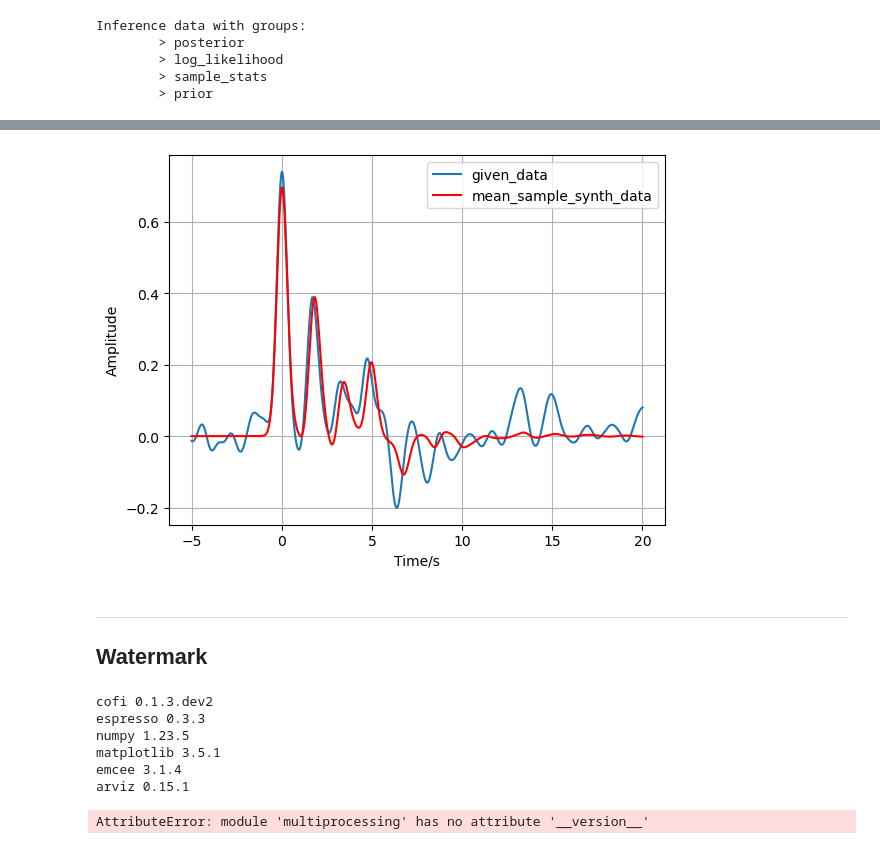
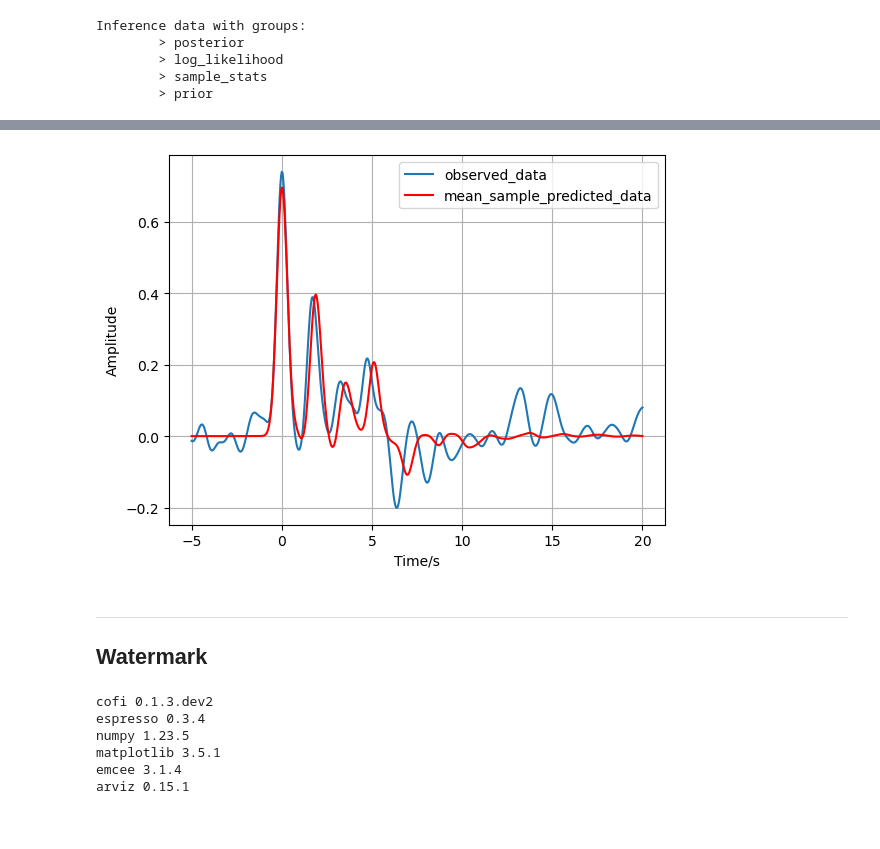
Before and after one commit to inlab-geo/espresso, a Jupyter notebook: examples/receiver_function/receiver_function_2_vars.ipynb, the cells around one changed output, grey strips where cells are left out. Saved outputs shown, nothing was run; the diff lists cells and outputs as text; code cells hidden in the pictures.

```diff
--- a/examples/receiver_function/receiver_function_2_vars.ipynb
+++ b/examples/receiver_function/receiver_function_2_vars.ipynb
@@ -89,12 +89,15 @@ my_problem = cofi.BaseProblem()
 # %% [markdown]
 In preparation for optimisation:
 # %%
-my_cov_inv = my_receiver_function.inverse_covariance_matrix
+data_cov_inv = my_receiver_function.inverse_covariance_matrix
 
-def my_misfit(model):
-    synth_data = my_receiver_function.forward(model)
-    log_likelihood = my_receiver_function.log_likelihood(synth_data, given_data)
-    return - log_likelihood
+def my_misfit(model, include_uncertainty=True):
+    predicted_data = my_receiver_function.forward(model)
+    residual = observed_data - predicted_data
+    if include_uncertainty:
+        return residual.T @ data_cov_inv @ residual
+    else:
+        return residual.T @ residual
 
 my_problem.set_objective(my_misfit)
 my_problem.set_initial_model(null_model)
@@ -102,8 +105,8 @@ my_problem.set_initial_model(null_model)
 In preparation for sampling:
 # %%
 def my_log_likelihood(model):
-    synth_data = my_receiver_function.forward(model)
-    result = my_receiver_function.log_likelihood(synth_data, given_data)
+    predicted_data = my_receiver_function.forward(model)
+    result = my_receiver_function.log_likelihood(predicted_data, observed_data)
     if math.isnan(result):
         return -np.inf
     return result
@@ -171,12 +174,12 @@ Inversion result:     [16.15345062 26.15108266]
 Reference good model: [ 8. 20.]
 # %%
-synth_data = my_receiver_function.forward(my_result_optimiser.model)
-given_data = my_receiver_function.data
+predicted_data = my_receiver_function.forward(my_result_optimiser.model)
+observed_data = my_receiver_function.data
 my_receiver_function.plot_data(
-    data=synth_data,
-    data2=given_data,
-    label="synth_data",
-    label2="given_data",
+    data=predicted_data,
+    data2=observed_data,
+    label="predicted_data",
+    label2="observed_data",
 )
 plt.legend();
 # %% [output]
@@ -185,7 +188,7 @@ plt.legend();
 ## 3. Solve with a sampler
 # %%
 nwalkers = 8
-nsteps = 500
+nsteps = 300
 walkers_start = null_model + 1e-1 * np.random.randn(nwalkers, ndim)
 # %% [markdown]
 We can run `emcee` in parallel. Some additional preparation:
@@ -244,14 +252,14 @@ my_receiver_function.plot_model(mean_sample);
 # %%
-mean_sample_synth_data = my_receiver_function.forward(mean_sample)
+mean_sample_predicted_data = my_receiver_function.forward(mean_sample)
 my_receiver_function.plot_data(
-    given_data,
-    mean_sample_synth_data,
-    "given_data",
-    "mean_sample_synth_data",
+    observed_data,
+    mean_sample_predicted_data,
+    "observed_data",
+    "mean_sample_predicted_data",
 );
 plt.legend();
 # %% [output]
-[figure, old version]
+[figure, new version]
 # %% [markdown]
 ---
 ## Watermark
@@ -259,15 +267,14 @@ plt.legend();
 <!-- Feel free to add more modules in the watermark_list below, if more packages are used -->
 <!-- Otherwise please leave the below code cell unchanged -->
 # %%
-watermark_list = ["cofi", "espresso", "numpy", "matplotlib", "emcee", "arviz", "multiprocessing"]
+watermark_list = ["cofi", "espresso", "numpy", "matplotlib", "emcee", "arviz"]
 for pkg in watermark_list:
     pkg_var = __import__(pkg)
     print(pkg, getattr(pkg_var, "__version__"))
 # %% [output]
 cofi 0.1.3.dev2
-espresso 0.3.3
+espresso 0.3.4
 numpy 1.23.5
 matplotlib 3.5.1
 emcee 3.1.4
 arviz 0.15.1
-AttributeError: module 'multiprocessing' has no attribute '__version__'
```
Also changed, not shown: parts of 6 cells of this notebook, 1 other file.
